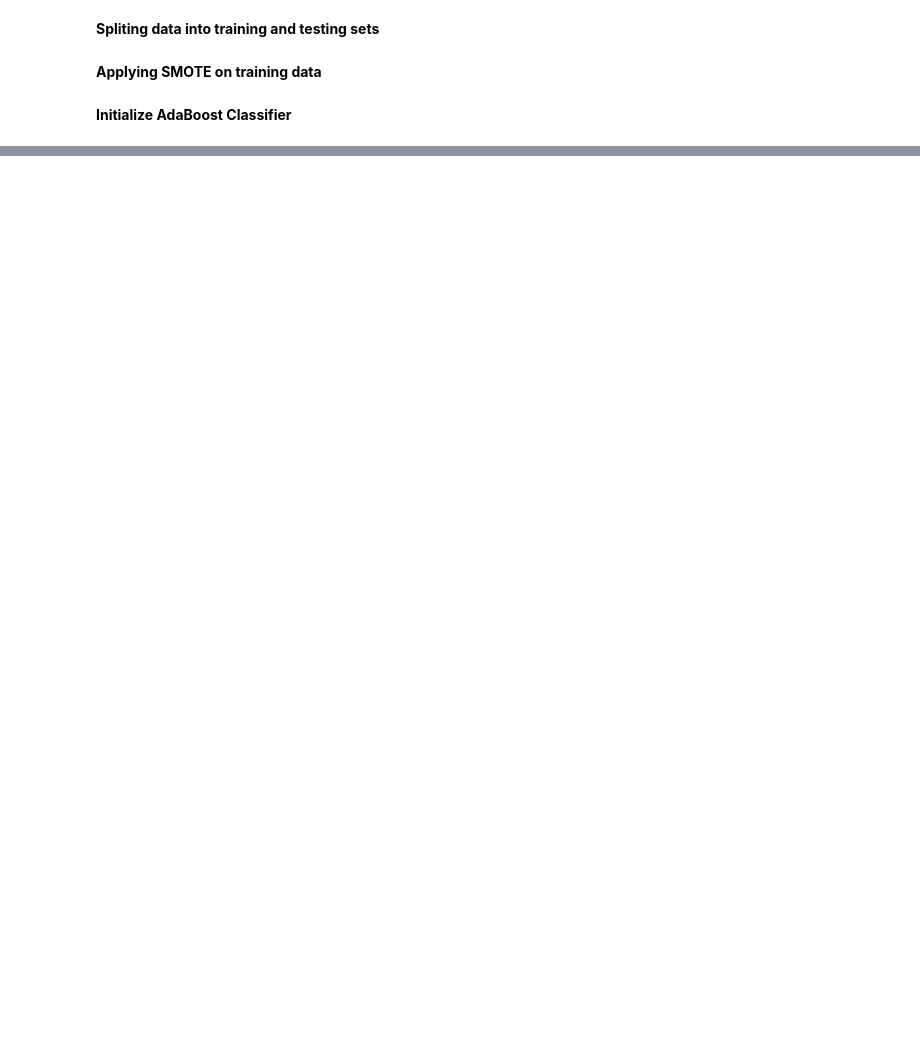
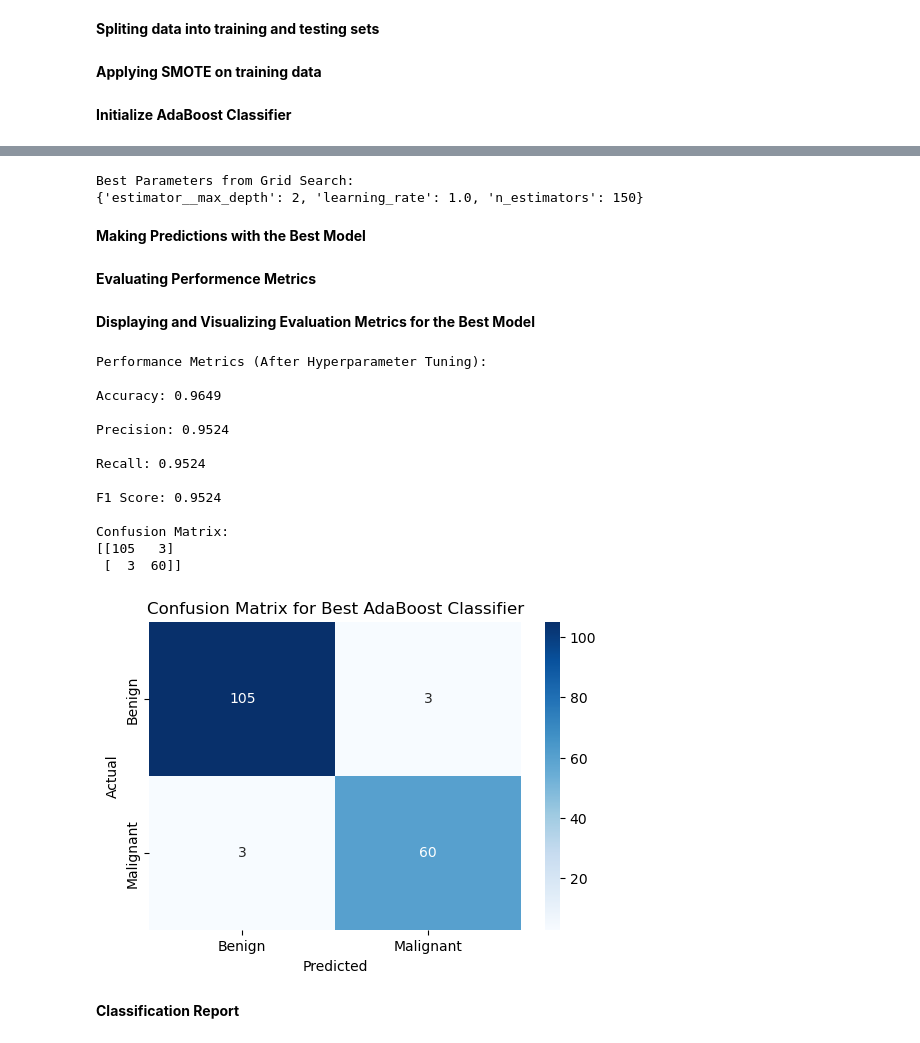
Before and after one commit to PriyankaMoorthy3025/Breast_Cancer_Detection1, a Jupyter notebook: BREAST_CANCER _DETECTION.ipynb, the cells around one changed output, grey strips where cells are left out. Drawn from its saved outputs; the diff is of its cells as text; code cells hidden in the pictures; blank space fills up the shorter version.

```diff
--- a/BREAST_CANCER _DETECTION.ipynb
+++ b/BREAST_CANCER _DETECTION.ipynb
@@ -518,0 +458,4 @@ Accuracy of the tuned model: 0.9736842105263158
+# %%
+# Perform Grid Search with Cross Validation
+grid_search = GridSearchCV(estimator=ada_classifier, param_grid=param_grid, scoring='accuracy', cv=5, n_jobs=-1, verbose=1)
+grid_search.fit(X_train_smote, y_train_smote)
@@ -518,0 +475,56 @@ Accuracy of the tuned model: 0.9736842105263158
+# %%
+# Best Parameters and Model
+print("\nBest Parameters from Grid Search:")
+print(grid_search.best_params_)
+best_model = grid_search.best_estimator_
+# %% [output]
+Best Parameters from Grid Search:
+{'estimator__max_depth': 2, 'learning_rate': 1.0, 'n_estimators': 150}
+# %% [markdown]
+**Making Predictions with the Best Model**
+# %%
+y_pred_best = best_model.predict(X_test)
+# %% [markdown]
+**Evaluating Performence Metrics**
+# %%
+accuracy_best = accuracy_score(y_test, y_pred_best)
+precision_best = precision_score(y_test, y_pred_best)
+recall_best = recall_score(y_test, y_pred_best)
+f1_best = f1_score(y_test, y_pred_best)
+conf_matrix_best = confusion_matrix(y_test, y_pred_best)
+# %% [markdown]
+**Displaying and Visualizing Evaluation Metrics for the Best Model**
+# %%
+# Displaying the Evaluation Results for the Best Model
+print("\nPerformance Metrics (After Hyperparameter Tuning):")
+print(f"\nAccuracy: {accuracy_best:.4f}")
+print(f"\nPrecision: {precision_best:.4f}")
+print(f"\nRecall: {recall_best:.4f}")
+print(f"\nF1 Score: {f1_best:.4f}")
+print("\nConfusion Matrix:")
+print(conf_matrix_best)
+
+# Visualize the Confusion Matrix
+plt.figure(figsize=(6, 4))
+sns.heatmap(conf_matrix_best, annot=True, fmt='d', cmap='Blues', xticklabels=['Benign', 'Malignant'], yticklabels=['Benign', 'Malignant'])
+plt.xlabel('Predicted')
+plt.ylabel('Actual')
+plt.title('Confusion Matrix for Best AdaBoost Classifier')
+plt.show()
+# %% [output]
+Performance Metrics (After Hyperparameter Tuning):
+
+Accuracy: 0.9649
+
+Precision: 0.9524
+
+Recall: 0.9524
+
+F1 Score: 0.9524
+
+Confusion Matrix:
+[[105   3]
+ [  3  60]]
+[figure, added]
+# %% [markdown]
+**Classification Report**
```
Also changed, not shown: parts of 63 cells of this notebook, 4 other files.
